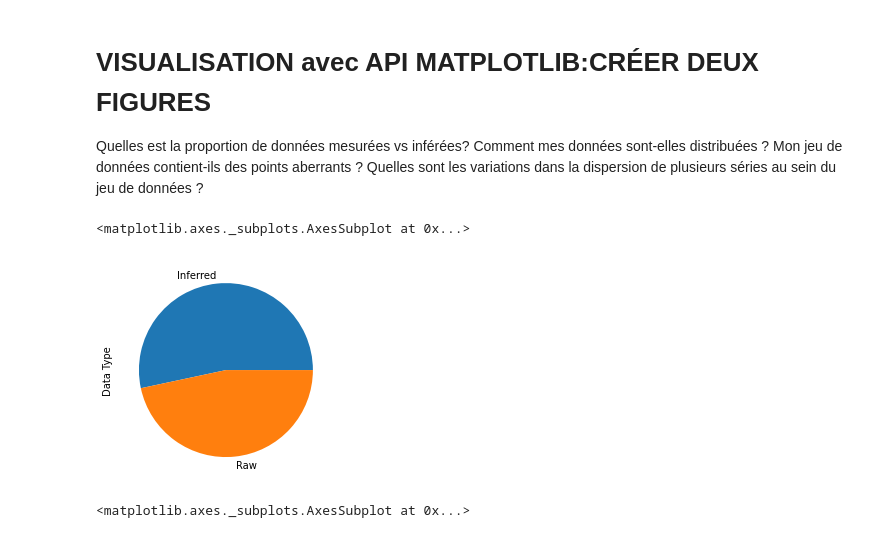
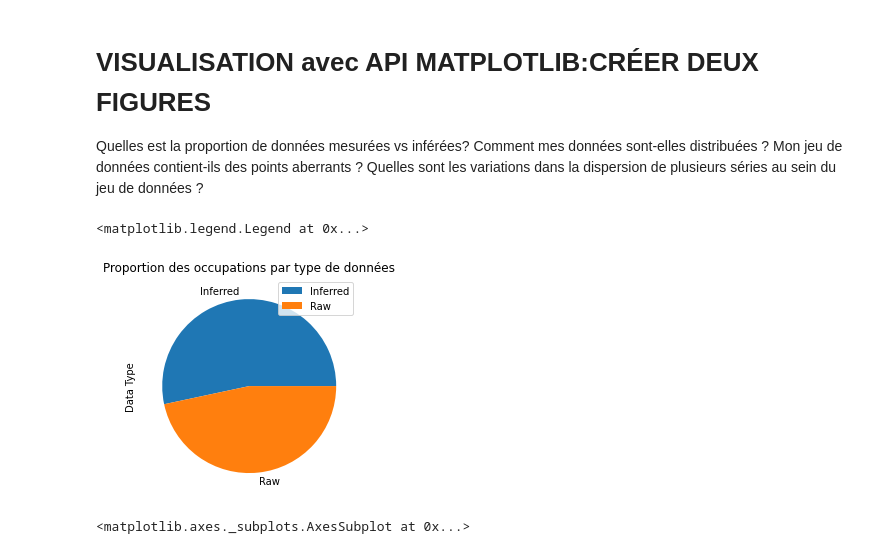
Before and after one commit to BilitisPrudhomme/BilitisPrudhomme, a Jupyter notebook: Coding_MF_exposure_project_RevFinal.ipynb, the cells around one changed output. Cells and saved outputs as stored; diff of their text form; code cells hidden in the pictures.

```diff
--- a/Coding_MF_exposure_project_RevFinal.ipynb
+++ b/Coding_MF_exposure_project_RevFinal.ipynb
@@ -318,13 +318,3 @@ df[df['GM (uT)'] > 500]
 # %% [markdown]
 **Créer une colonne de DataFrame en fonction d'une condition donnée dans Pandas**
 Nous pouvons créer les colonnes DataFrame basées sur une condition donnée dans les Pandas en utilisant la compréhension de liste, les méthodes NumPy, la méthode apply() et la méthode map() de l’objet DataFrame.
-# %%
-import pandas as pd
-import numpy as np
-
-list_of_dates = ['2019-11-20', '2020-01-02', '2020-02-05','2020-03-10','2020-04-16','2020-05-01']
-employees = ['Hisila', 'Shristi','Zeppy','Alina','Jerry','Kevin']
-salary = [200,400,300,500,600,300]
-df = pd.DataFrame({"Name":employees,'Joined date': pd.to_datetime(list_of_dates),"Salary":salary})
-df['Status'] = ["Senior" if s >=400 else "Junior" for s in df['Salary']]
-print(df)
@@ -341,12 +323,13 @@ print(df)
 Quelles est la proportion de données mesurées vs inférées? Comment mes données sont-elles distribuées ? Mon jeu de données contient-ils des points aberrants ? Quelles sont les variations dans la dispersion de plusieurs séries au sein du jeu de données ?
 # %%
 import matplotlib.pyplot as plt
-import numpy as np
 #diagramme à secteurs - Visualiser la proportion des occupations par types de données: mesurées versus inferrées
 df['Data Type'].value_counts().plot.pie()
+plt.title('Proportion des occupations par type de données')
+plt.legend()
 # %% [output]
-<matplotlib.axes._subplots.AxesSubplot at 0x...>
+<matplotlib.legend.Legend at 0x...>
-[figure, old version]
+[figure, new version]
 # %%
 #scatterplot : SOC vs. Subjects
 df.plot.scatter(x='SOC DIVISION',y='GM (uT)')
```
Also changed, not shown: parts of 3 cells of this notebook.
